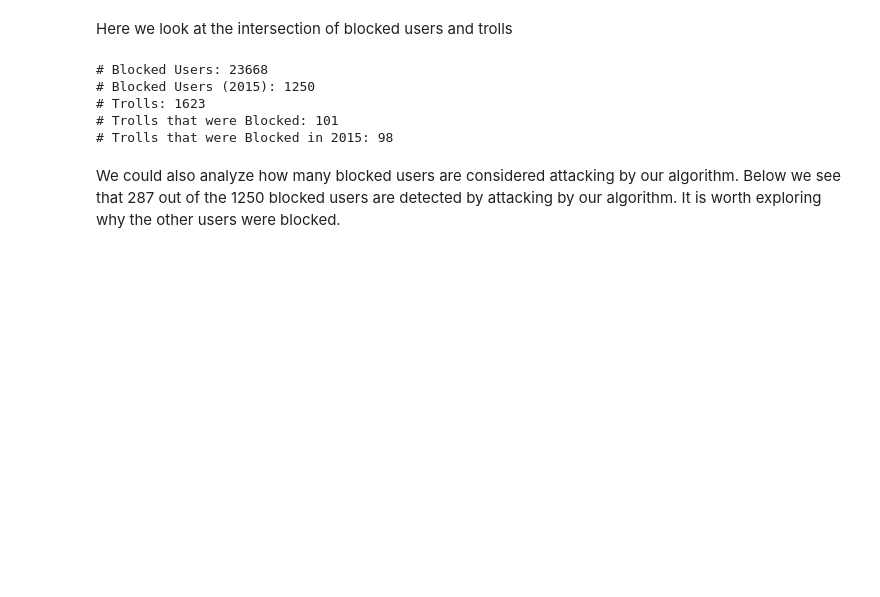
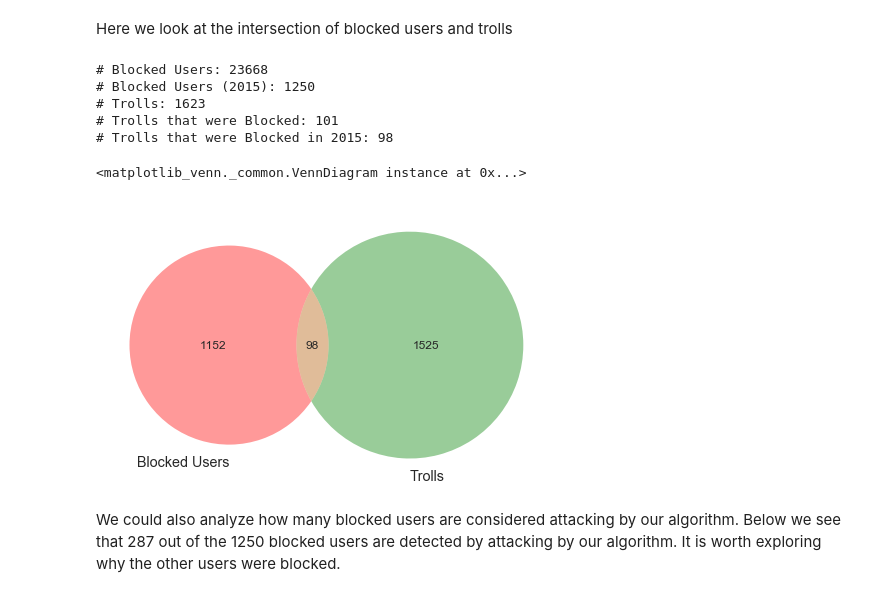
Before and after one commit to ewulczyn/wiki-detox, a Jupyter notebook: src/analysis/Attackers, Victims, and Trolls.ipynb, the cells around one changed output. Saved outputs shown, nothing was run; the diff lists cells and outputs as text; code cells hidden in the pictures; blank space fills up the shorter version.

Commit message:
More venn diagrams

```diff
--- a/src/analysis/Attackers, Victims, and Trolls.ipynb
+++ b/src/analysis/Attackers, Victims, and Trolls.ipynb
@@ -152,6 +152,15 @@ print '# Trolls that were Blocked in 2015: %s' % len(Blocked_2015.intersection(T
 # Trolls: 1623
 # Trolls that were Blocked: 101
 # Trolls that were Blocked in 2015: 98
+# %%
+only_blocked_users = len(Blocked_2015) - len(Blocked_2015.intersection(Trolls))
+only_trolls = len(Trolls) - len(Blocked_2015.intersection(Trolls))
+blocked_and_trolls = len(Blocked_2015.intersection(Trolls))
+venn2(subsets = (only_blocked_users, only_trolls, blocked_and_trolls),
+      set_labels = ('Blocked Users', 'Trolls'))
+# %% [output]
+<matplotlib_venn._common.VennDiagram instance at 0x...>
+[figure, added]
 # %% [markdown]
 We could also analyze how many blocked users are considered attacking by our algorithm. Below we see that 287 out of the 1250 blocked users are detected by attacking by our algorithm. It is worth exploring why the other users were blocked.
 # %%
```
Also changed, not shown: parts of 6 cells of this notebook.
